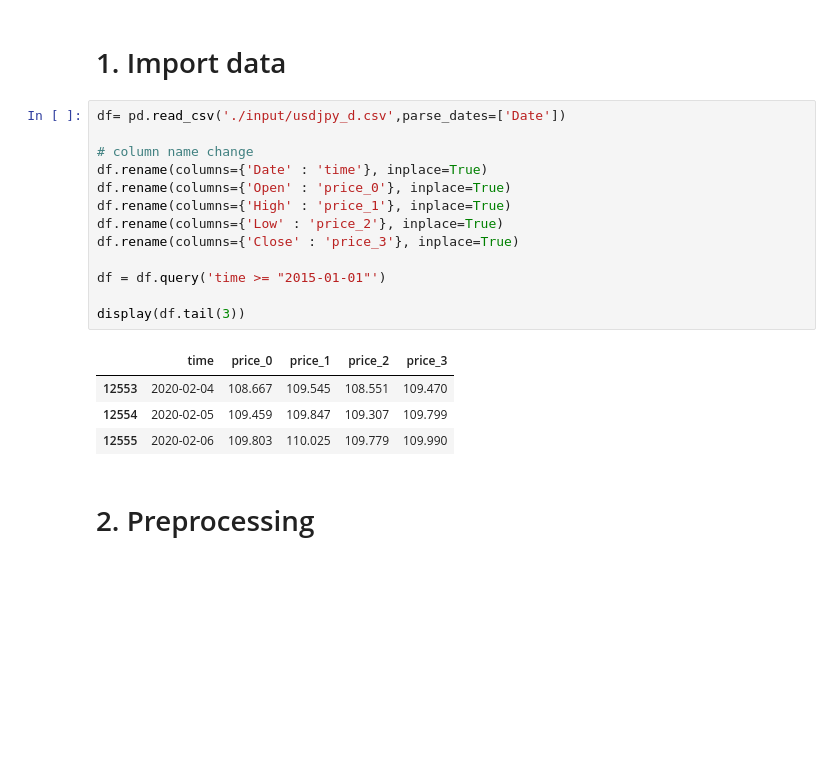
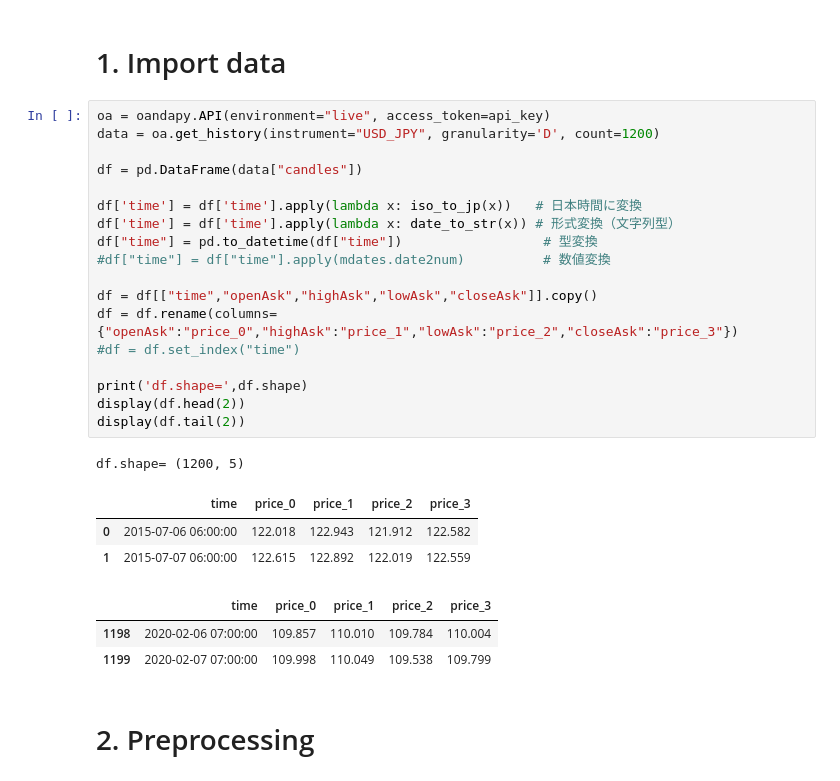
Before and after one commit to arsma12/MLDL, a Jupyter notebook: StockPriceForecast/FX_USDJPY_04_RNN.ipynb, the cells around one changed output. Cells and saved outputs as stored; diff of their text form; blank space fills up the shorter version.

```diff
--- a/StockPriceForecast/FX_USDJPY_04_RNN.ipynb
+++ b/StockPriceForecast/FX_USDJPY_04_RNN.ipynb
@@ -376,23 +409,31 @@ pd.set_option('display.max_rows', 30)
 # %% [markdown]
 # 1. Import data<a id='Import_data'></a>
-# %%
-df= pd.read_csv('./input/usdjpy_d.csv',parse_dates=['Date'])
-
-# column name change
-df.rename(columns={'Date' : 'time'}, inplace=True)
-df.rename(columns={'Open' : 'price_0'}, inplace=True)
-df.rename(columns={'High' : 'price_1'}, inplace=True)
-df.rename(columns={'Low' : 'price_2'}, inplace=True)
-df.rename(columns={'Close' : 'price_3'}, inplace=True)
-
-df = df.query('time >= "2015-01-01"')
-
-display(df.tail(3))
-# %% [output]
-|  | time | price_0 | price_1 | price_2 | price_3 |
-| 12553 | 2020-02-04 | 108.667 | 109.545 | 108.551 | 109.470 |
-| 12554 | 2020-02-05 | 109.459 | 109.847 | 109.307 | 109.799 |
-| 12555 | 2020-02-06 | 109.803 | 110.025 | 109.779 | 109.990 |
+# %%
+oa = oandapy.API(environment="live", access_token=api_key)
+data = oa.get_history(instrument="USD_JPY", granularity='D', count=1200)
+
+df = pd.DataFrame(data["candles"])
+
+df['time'] = df['time'].apply(lambda x: iso_to_jp(x))   # 日本時間に変換
+df['time'] = df['time'].apply(lambda x: date_to_str(x)) # 形式変換（文字列型）
+df["time"] = pd.to_datetime(df["time"])                  # 型変換
+#df["time"] = df["time"].apply(mdates.date2num)          # 数値変換
+
+df = df[["time","openAsk","highAsk","lowAsk","closeAsk"]].copy()
+df = df.rename(columns={"openAsk":"price_0","highAsk":"price_1","lowAsk":"price_2","closeAsk":"price_3"})
+#df = df.set_index("time")
+
+print('df.shape=',df.shape)
+display(df.head(2))
+display(df.tail(2))
+# %% [output]
+df.shape= (1200, 5)
+|  | time | price_0 | price_1 | price_2 | price_3 |
+| 0 | 2015-07-06 06:00:00 | 122.018 | 122.943 | 121.912 | 122.582 |
+| 1 | 2015-07-07 06:00:00 | 122.615 | 122.892 | 122.019 | 122.559 |
+|  | time | price_0 | price_1 | price_2 | price_3 |
+| 1198 | 2020-02-06 07:00:00 | 109.857 | 110.010 | 109.784 | 110.004 |
+| 1199 | 2020-02-07 07:00:00 | 109.998 | 110.049 | 109.538 | 109.799 |
 # %% [markdown]
 # 2. Preprocessing<a id='Preprocessing'></a>
 # %%
```
Also changed, not shown: parts of 12 cells of this notebook.
